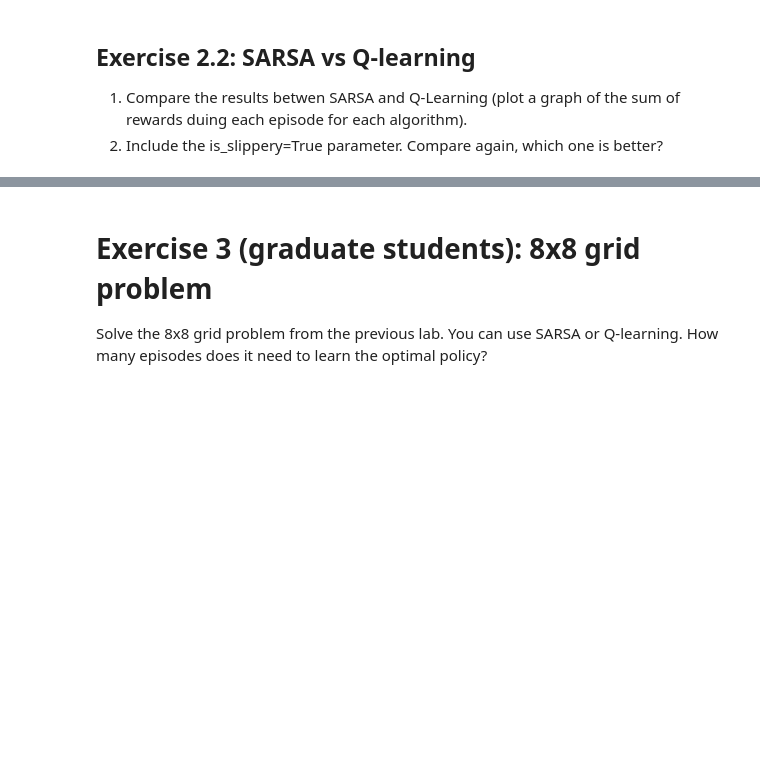
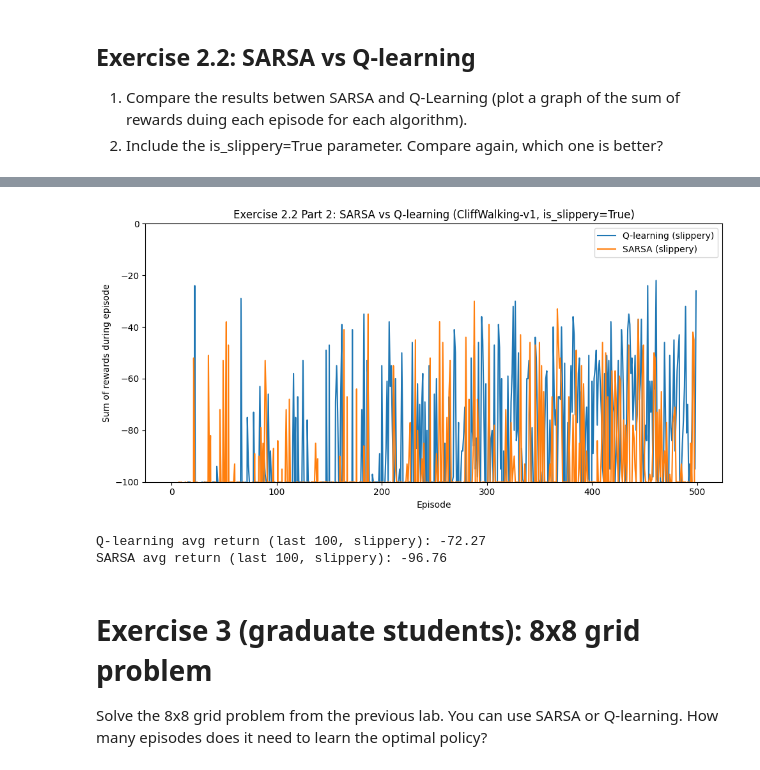
Before and after one commit to ddcreating/RL_code, a Jupyter notebook: lab3_TD_Learning.ipynb, the cells around one changed output, grey strips where cells are left out. Saved outputs shown, nothing was run; the diff lists cells and outputs as text; code cells hidden in the pictures; blank space fills up the shorter version.

```diff
--- a/lab3_TD_Learning.ipynb
+++ b/lab3_TD_Learning.ipynb
@@ -373,3 +385,27 @@ plot_policy(Q, "Q-Learning")
+# %%
+# ----- Part 2: SARSA vs Q-learning (is_slippery=True) -----
+env = gym.make("CliffWalking-v1", is_slippery=True)
+
+Q_q2, returns_q2 = train(algo="qlearning", n_episodes=500)
+Q_s2, returns_s2 = train(algo="sarsa",     n_episodes=500)
+
+plt.figure(figsize=(10,5))
+plt.plot(returns_q2, label="Q-learning (slippery)")
+plt.plot(returns_s2, label="SARSA (slippery)")
+plt.xlabel("Episode")
+plt.ylabel("Sum of rewards during episode")
+plt.title("Exercise 2.2 Part 2: SARSA vs Q-learning (CliffWalking-v1, is_slippery=True)")
+plt.legend()
+plt.ylim(-100, 0)   # 限制纵坐标范围
+plt.tight_layout()
+plt.show()
+
+print(f"Q-learning avg return (last 100, slippery): {np.mean(returns_q2[-100:]):.2f}")
+print(f"SARSA avg return (last 100, slippery): {np.mean(returns_s2[-100:]):.2f}")
+# %% [output]
+[figure, added]
+Q-learning avg return (last 100, slippery): -72.27
+SARSA avg return (last 100, slippery): -96.76
 # %% [markdown]
 # Exercise 3 (graduate students): 8x8 grid problem
 Solve the 8x8 grid problem from the previous lab. You can use SARSA or Q-learning. How many episodes does it need to learn the optimal policy?
```
Also changed, not shown: parts of 10 cells of this notebook.
